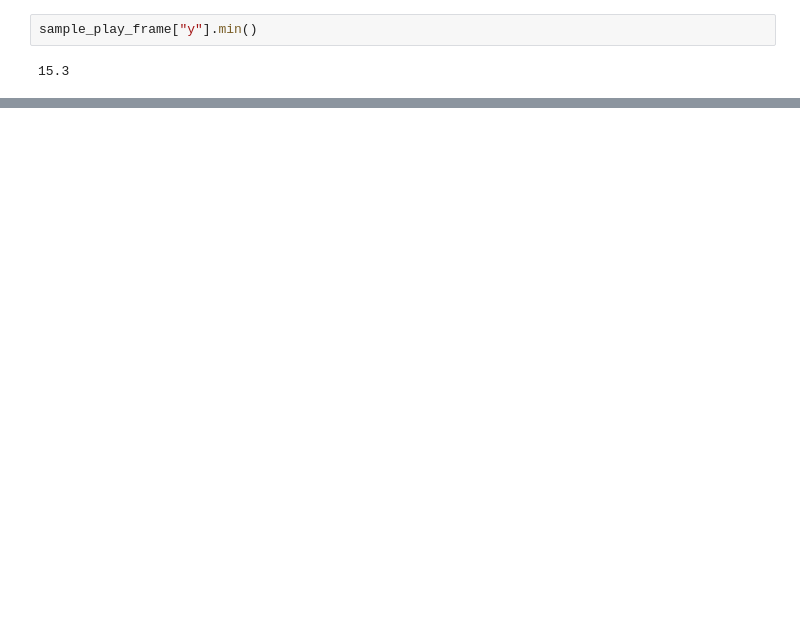
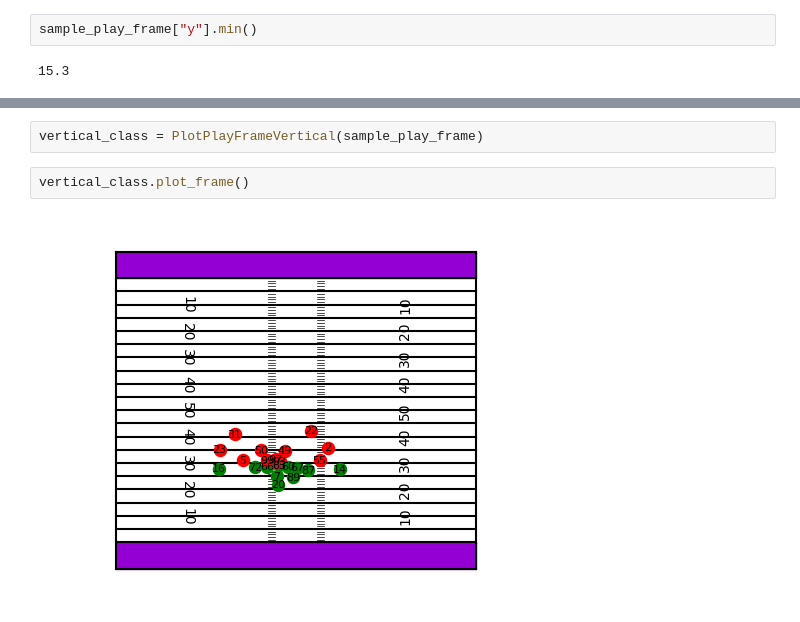
Before and after one commit to ianastalosh/big_data_bowl_2025, a Jupyter notebook: notebooks/play_plotting.ipynb, the cells around one changed output, grey strips where cells are left out. Drawn from its saved outputs; the diff is of its cells as text; blank space fills up the shorter version.

Commit message:
Refactor plotting

```diff
--- a/notebooks/play_plotting.ipynb
+++ b/notebooks/play_plotting.ipynb
@@ -176,0 +266,6 @@ fig.show()
+# %%
+vertical_class = PlotPlayFrameVertical(sample_play_frame)
+# %%
+vertical_class.plot_frame()
+# %% [output]
+[figure, added]
```
Also changed, not shown: parts of 11 cells of this notebook, 1 other file.
